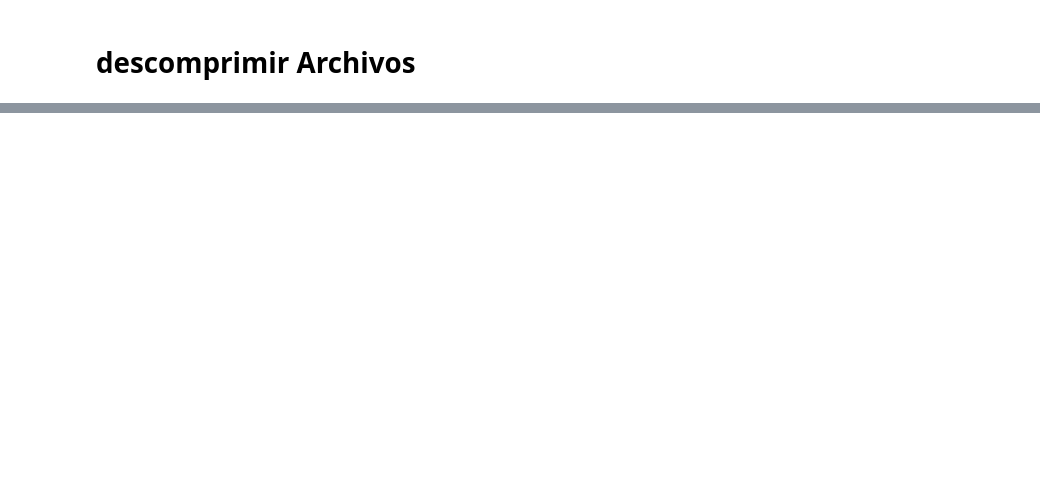
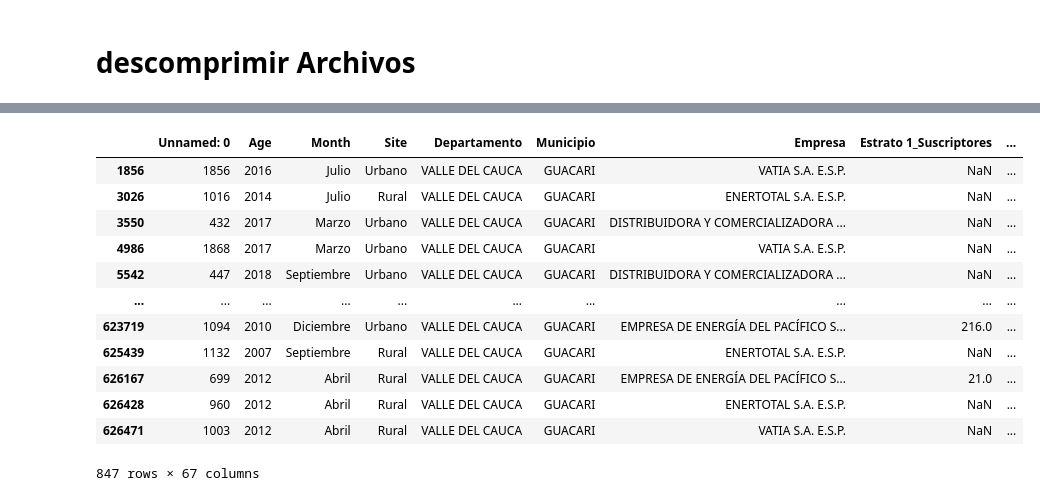
Before and after one commit to rapid258/Download-Sui, a Jupyter notebook: Analisis.ipynb, the cells around one changed output, grey strips where cells are left out. Saved outputs shown, nothing was run; the diff lists cells and outputs as text; code cells hidden in the pictures; blank space fills up the shorter version.

```diff
--- a/Analisis.ipynb
+++ b/Analisis.ipynb
@@ -45,0 +123,2 @@ FinalM
+# %%
+FinalGuacari = FinalM[FinalM['Municipio'] == "GUACARI"]
@@ -45,0 +127,16 @@ FinalM
+# %%
+FinalGuacari
+# %% [output]
+|  | Unnamed: 0 | Age | Month | Site | Departamento | Municipio | Empresa | Estrato 1_Suscriptores | ... |
+| 1856 | 1856 | 2016 | Julio | Urbano | VALLE DEL CAUCA | GUACARI | VATIA S.A. E.S.P. | NaN | ... |
+| 3026 | 1016 | 2014 | Julio | Rural | VALLE DEL CAUCA | GUACARI | ENERTOTAL S.A. E.S.P. | NaN | ... |
+| 3550 | 432 | 2017 | Marzo | Urbano | VALLE DEL CAUCA | GUACARI | DISTRIBUIDORA Y COMERCIALIZADORA ... | NaN | ... |
+| 4986 | 1868 | 2017 | Marzo | Urbano | VALLE DEL CAUCA | GUACARI | VATIA S.A. E.S.P. | NaN | ... |
+| 5542 | 447 | 2018 | Septiembre | Urbano | VALLE DEL CAUCA | GUACARI | DISTRIBUIDORA Y COMERCIALIZADORA ... | NaN | ... |
+| ... | ... | ... | ... | ... | ... | ... | ... | ... | ... |
+| 623719 | 1094 | 2010 | Diciembre | Urbano | VALLE DEL CAUCA | GUACARI | EMPRESA DE ENERGÍA DEL PACÍFICO S... | 216.0 | ... |
+| 625439 | 1132 | 2007 | Septiembre | Rural | VALLE DEL CAUCA | GUACARI | ENERTOTAL S.A. E.S.P. | NaN | ... |
+| 626167 | 699 | 2012 | Abril | Rural | VALLE DEL CAUCA | GUACARI | EMPRESA DE ENERGÍA DEL PACÍFICO S... | 21.0 | ... |
+| 626428 | 960 | 2012 | Abril | Rural | VALLE DEL CAUCA | GUACARI | ENERTOTAL S.A. E.S.P. | NaN | ... |
+| 626471 | 1003 | 2012 | Abril | Rural | VALLE DEL CAUCA | GUACARI | VATIA S.A. E.S.P. | NaN | ... |
+847 rows × 67 columns
```
Also changed, not shown: parts of 23 cells of this notebook, 2 other files.
